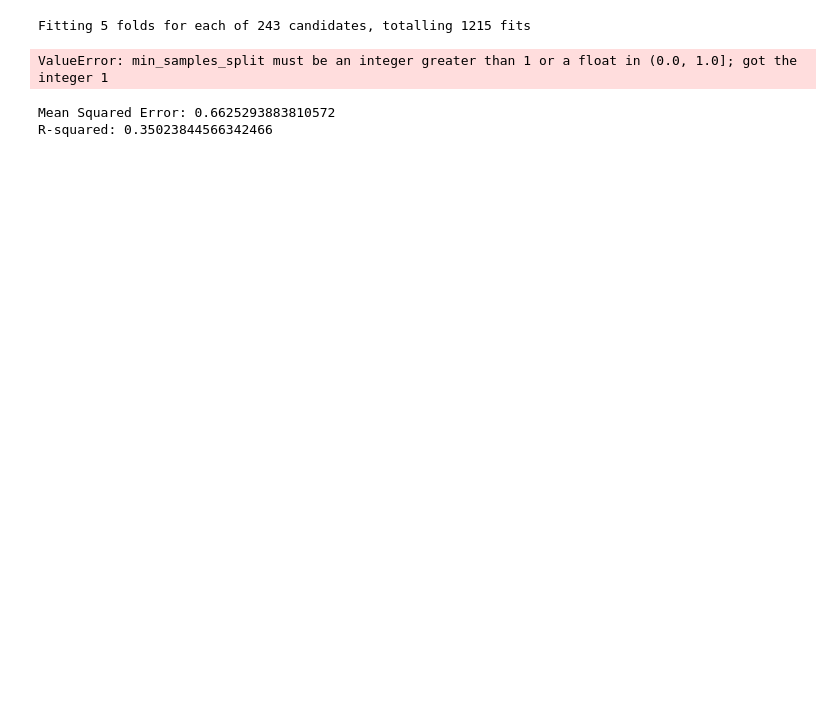
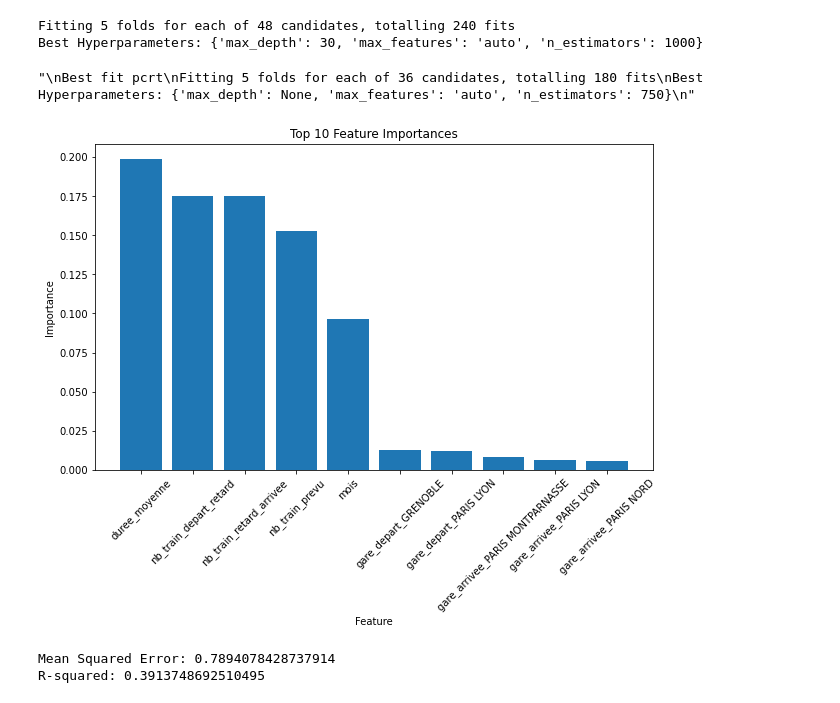
Before and after one commit to Lucasvitoriano25/PredDelay_TGVTrains, a Jupyter notebook: randomforester.ipynb, the cells around one changed output. Drawn from its saved outputs; the diff is of its cells as text; code cells hidden in the pictures; blank space fills up the shorter version.

Commit message:
Final clean up and param vs metric plots

```diff
--- a/randomforester.ipynb
+++ b/randomforester.ipynb
@@ -181,60 +93,87 @@ from sklearn.ensemble import RandomForestRegressor
 
 # Define the parameter grid to search
 param_grid = {
-    'n_estimators': [300, 500, 750],  # Number of trees in the forest
-    'max_features': ['auto', 'sqrt', 'log2'],  # Number of features to consider at every split
-    'max_depth': [None, 40,50],  # Maximum number of levels in the tree
-    'min_samples_split': [2, 5, 8],  # Minimum number of samples required to split an internal node
-    'min_samples_leaf': [1, 2, 4]  # Minimum number of samples required to be at a leaf node
+    'n_estimators': [300, 500, 750,1000],
+    'max_features': ['auto', 'sqrt', 'log2'],
+    'max_depth': [None,10, 30,50]
 }
 
-# Create a RandomForestRegressor
+
 rf = RandomForestRegressor(random_state=42)
 
-# Instantiate GridSearchCV
+# Gridsearch
 grid_search = GridSearchCV(estimator=rf, param_grid=param_grid, cv=5, n_jobs=-1, verbose=2)
 
-# Perform the grid search
 grid_search.fit(train_df_X, train_df_Y["total_retard_mean"])
 
-# Get the best parameters
+# Best parameters
 best_params = grid_search.best_params_
 print("Best Hyperparameters:", best_params)
 
-# Train the model with the best hyperparameters
+
 best_rf = RandomForestRegressor(random_state=42, **best_params)
 best_rf.fit(train_df_X, train_df_Y["total_retard_mean"])
 
-# Make predictions
+
 predictions = best_rf.predict(test_df_X)
 
 
+
 """
-Fitting 5 folds for each of 324 candidates, totalling 1620 fits
-Best Hyperparameters: {'max_depth': 30, 'max_features': 'sqrt', 'min_samples_leaf': 1, 'min_samples_split': 2, 'n_estimators': 300}
+best total mean retard
+Fitting 5 folds for each of 36 candidates, totalling 180 fits
+Best Hyperparameters: {'max_depth': 30, 'max_features': 'auto', 'n_estimators': 1000}
+"""
 
-Bueno 2
-Best Hyperparameters: {'max_depth': 40, 'max_features': 'sqrt', 'min_samples_leaf': 2, 'min_samples_split': 2, 'n_estimators': 500}
 """
-""
+Best fit all
+Fitting 5 folds for each of 36 candidates, totalling 180 fits
+Best Hyperparameters: {'max_depth': 30, 'max_features': 'sqrt', 'n_estimators': 750}
+"""
+
+"""
+Best fit pcrt
+Fitting 5 folds for each of 36 candidates, totalling 180 fits
+Best Hyperparameters: {'max_depth': None, 'max_features': 'auto', 'n_estimators': 750}
+"""
 # %% [output]
-Fitting 5 folds for each of 243 candidates, totalling 1215 fits
+Fitting 5 folds for each of 48 candidates, totalling 240 fits
+Best Hyperparameters: {'max_depth': 30, 'max_features': 'auto', 'n_estimators': 1000}
-ValueError: min_samples_split must be an integer greater than 1 or a float in (0.0, 1.0]; got the integer 1
+"\nBest fit pcrt\nFitting 5 folds for each of 36 candidates, totalling 180 fits\nBest Hyperparameters: {'max_depth': None, 'max_features': 'auto', 'n_estimators': 750}\n"
+# %%
+importances = best_rf.feature_importances_
+features = train_df_X.columns
+
+# Sort features
+indices = np.argsort(importances)[::-1]
+
+# Print most relevant features
+
+top_n = 10  # Number of top features to display
+plt.figure(figsize=(10, 6))
+plt.title("Top {} Feature Importances".format(top_n))
+plt.bar(range(top_n), importances[indices][:top_n], align="center")
+plt.xticks(range(top_n), [features[i] for i in indices][:top_n], rotation=45)
+plt.xlabel("Feature")
+plt.ylabel("Importance")
+plt.show()
+# %% [output]
+[figure, added]
 # %%
 from sklearn.metrics import mean_squared_error, r2_score
 
-# Get the best estimator from the grid search
+#Metrics for total_retard_mean
+
 best_rf = grid_search.best_estimator_
 
-# Make predictions on the test data
+
 predictions = best_rf.predict(test_df_X)
 
-# Calculate and print evaluation metrics
-mse = mean_squared_error(test_df_Y["total_retard_mean"], predictions)
+mse = mean_squared_error(test_df_Y["total_retard_mean"], predictions, squared=False)
 r2 = r2_score(test_df_Y["total_retard_mean"], predictions)
 
 print("Mean Squared Error:", mse)
 print("R-squared:", r2)
 # %% [output]
-Mean Squared Error: 0.6625293883810572
-R-squared: 0.35023844566342466
+Mean Squared Error: 0.7894078428737914
+R-squared: 0.3913748692510495
```
Also changed, not shown: parts of 17 cells of this notebook.
